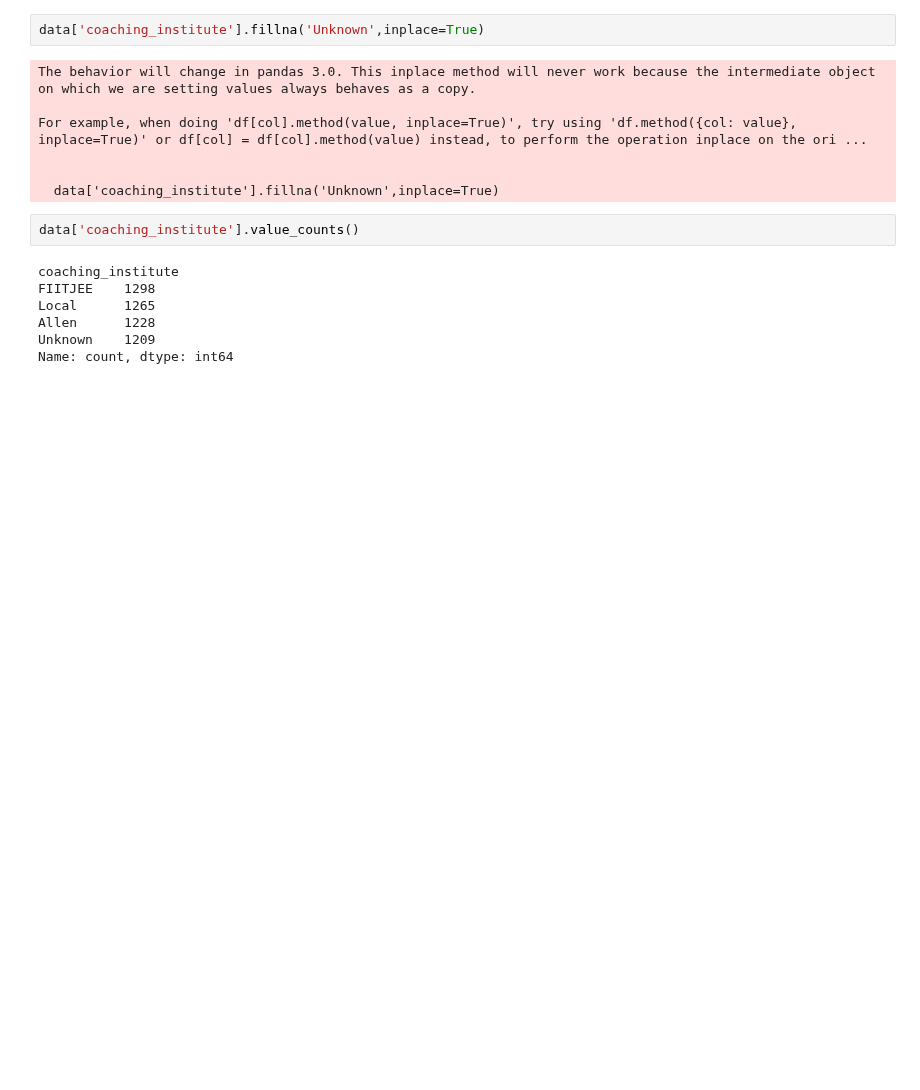
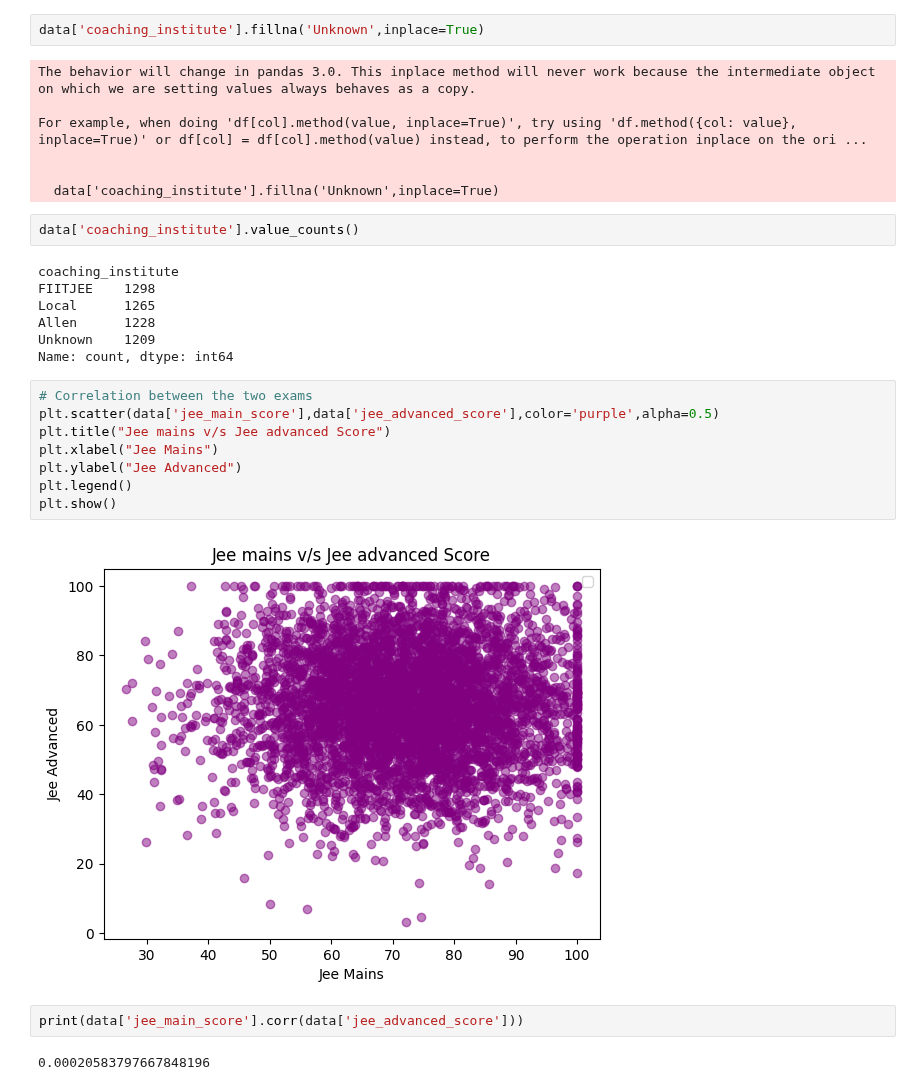
Before and after one commit to GENTLEW1ND/Python, a Jupyter notebook: notebookcd9894c1cf.ipynb, the cells around one changed output. Drawn from its saved outputs; the diff is of its cells as text; blank space fills up the shorter version.

```diff
--- a/notebookcd9894c1cf.ipynb
+++ b/notebookcd9894c1cf.ipynb
@@ -103,3 +103,17 @@ Local      1265
 Allen      1228
 Unknown    1209
 Name: count, dtype: int64
+# %%
+# Correlation between the two exams
+plt.scatter(data['jee_main_score'],data['jee_advanced_score'],color='purple',alpha=0.5)
+plt.title("Jee mains v/s Jee advanced Score")
+plt.xlabel("Jee Mains")
+plt.ylabel("Jee Advanced")
+plt.legend()
+plt.show()
+# %% [output]
+[figure, added]
+# %%
+print(data['jee_main_score'].corr(data['jee_advanced_score']))
+# %% [output]
+0.00020583797667848196
```
Also changed, not shown: parts of 2 cells of this notebook.
